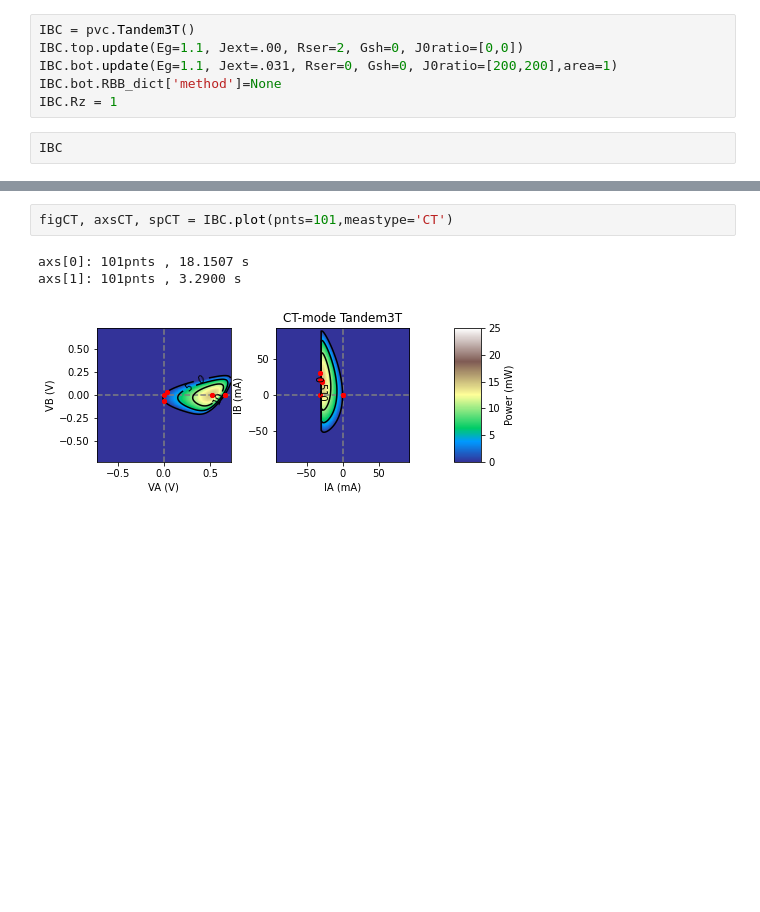
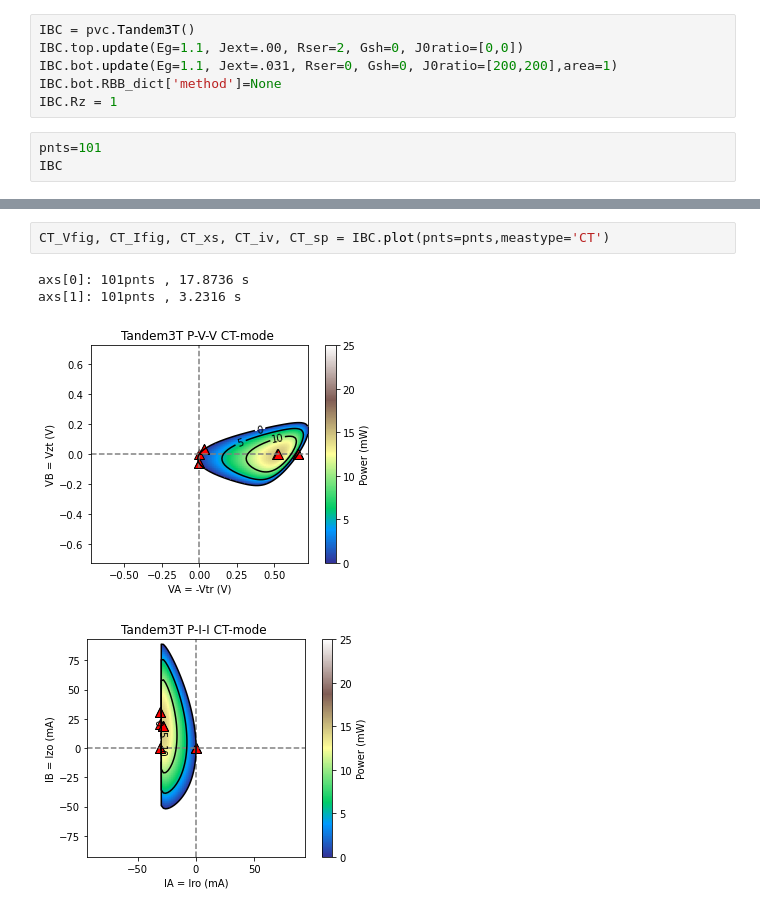
Before and after one commit to NREL/PVcircuit, a Jupyter notebook: notebooks/SiIBC.ipynb, the cells around one changed output, grey strips where cells are left out. Drawn from its saved outputs; the diff is of its cells as text; blank space fills up the shorter version.

```diff
--- a/notebooks/SiIBC.ipynb
+++ b/notebooks/SiIBC.ipynb
@@ -13,6 +13,7 @@ IBC.bot.update(Eg=1.1, Jext=.031, Rser=0, Gsh=0, J0ratio=[200,200],area=1)
 IBC.bot.RBB_dict['method']=None
 IBC.Rz = 1
 # %%
+pnts=101
 IBC
 # %% [output]
 Tandem3T: <tandem.Tandem3T class>
@@ -44,7 +46,8 @@ axs[1]: 101pnts , 3.1264 s
 # %%
-figCT, axsCT, spCT = IBC.plot(pnts=101,meastype='CT')
+CT_Vfig, CT_Ifig, CT_xs, CT_iv, CT_sp = IBC.plot(pnts=pnts,meastype='CT')
 # %% [output]
-axs[0]: 101pnts , 18.1507 s
-axs[1]: 101pnts , 3.2900 s
+axs[0]: 101pnts , 17.8736 s
+axs[1]: 101pnts , 3.2316 s
-[figure, old version]
+[figure, new version]
+[figure, added]
 # %%
```
Also changed, not shown: parts of 9 cells of this notebook, 6 other files.
